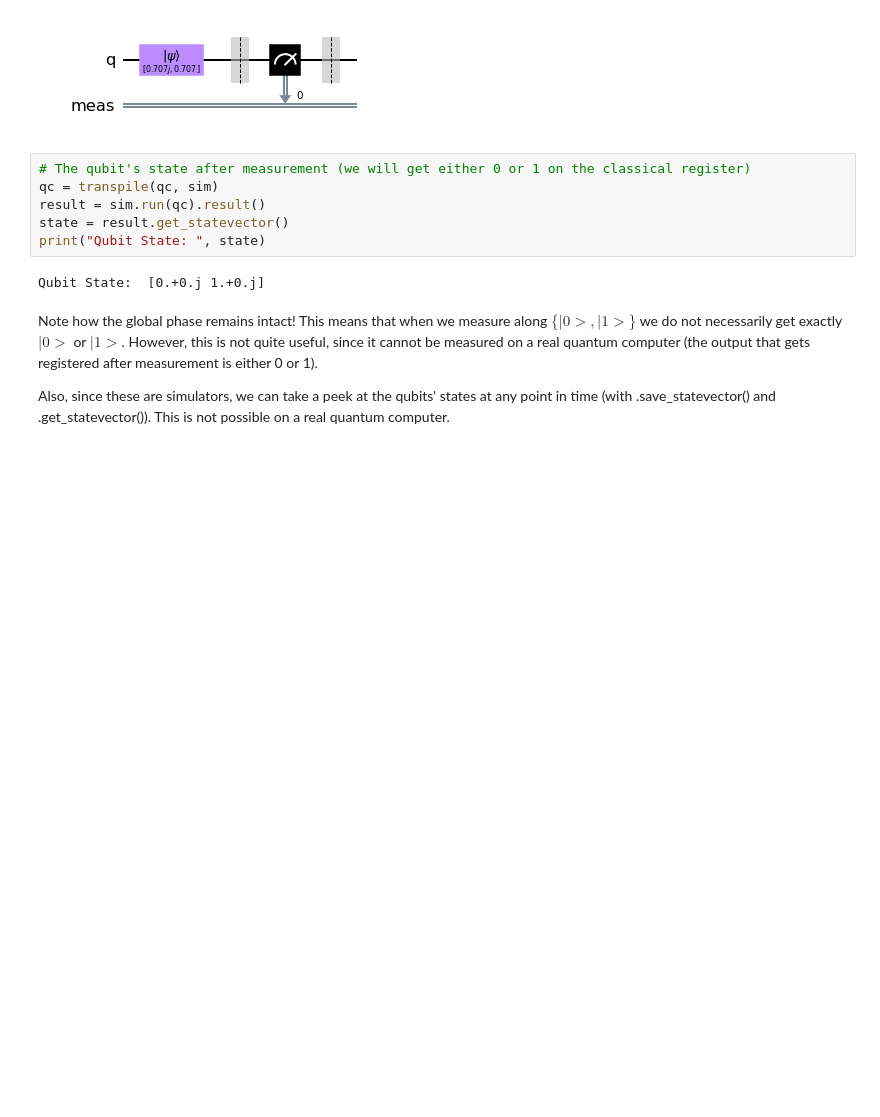
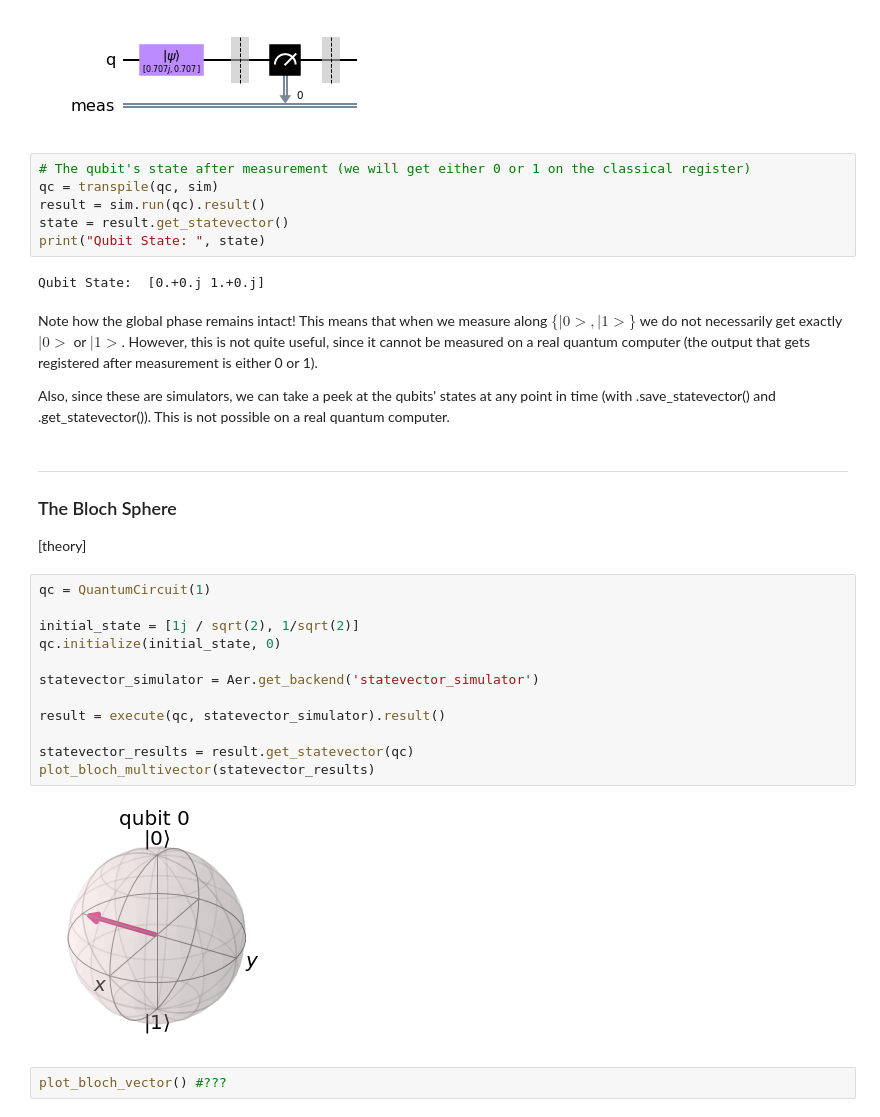
Before and after one commit to Chasmiccoder/IBM-Quantum-Challenges, a Jupyter notebook: Qiskit-Textbook/p02_Representing_Qubit_States.ipynb, the cells around one changed output. Saved outputs shown, nothing was run; the diff lists cells and outputs as text; blank space fills up the shorter version.

Commit message:
Bloch Sphere 1

```diff
--- a/Qiskit-Textbook/p02_Representing_Qubit_States.ipynb
+++ b/Qiskit-Textbook/p02_Representing_Qubit_States.ipynb
@@ -221,3 +221,24 @@ Qubit State:  [0.+0.j 1.+0.j]
 Note how the global phase remains intact! This means that when we measure along $\{|0>, |1>\}$ we do not necessarily get exactly $|0>$ or $|1>$. However, this is not quite useful, since it cannot be measured on a real quantum computer (the output that gets registered after measurement is either 0 or 1).
 
 Also, since these are simulators, we can take a peek at the qubits' states at any point in time (with .save_statevector() and .get_statevector()). This is not possible on a real quantum computer.
+# %% [markdown]
+---
+### The Bloch Sphere
+
+[theory]
+# %%
+qc = QuantumCircuit(1)
+
+initial_state = [1j / sqrt(2), 1/sqrt(2)]
+qc.initialize(initial_state, 0)
+
+statevector_simulator = Aer.get_backend('statevector_simulator')
+
+result = execute(qc, statevector_simulator).result()
+
+statevector_results = result.get_statevector(qc)
+plot_bloch_multivector(statevector_results)
+# %% [output]
+[figure, added]
+# %%
+plot_bloch_vector() #???
```
Also changed, not shown: parts of 1 cell of this notebook.
